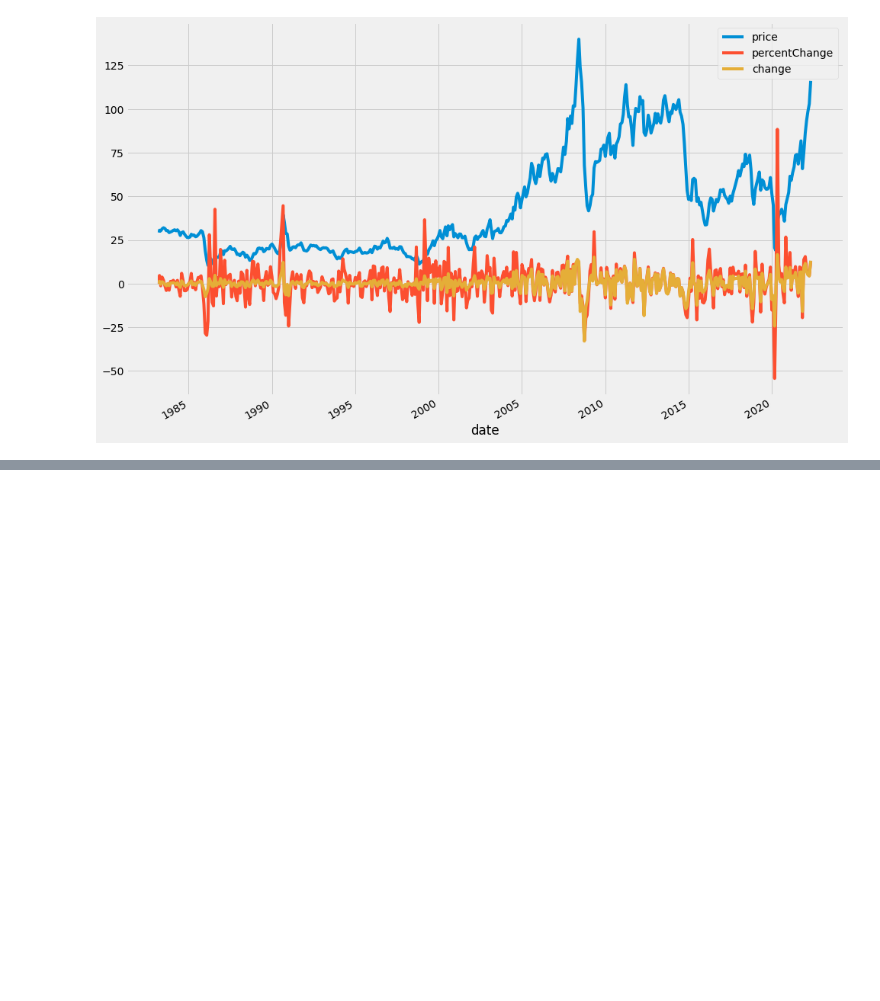
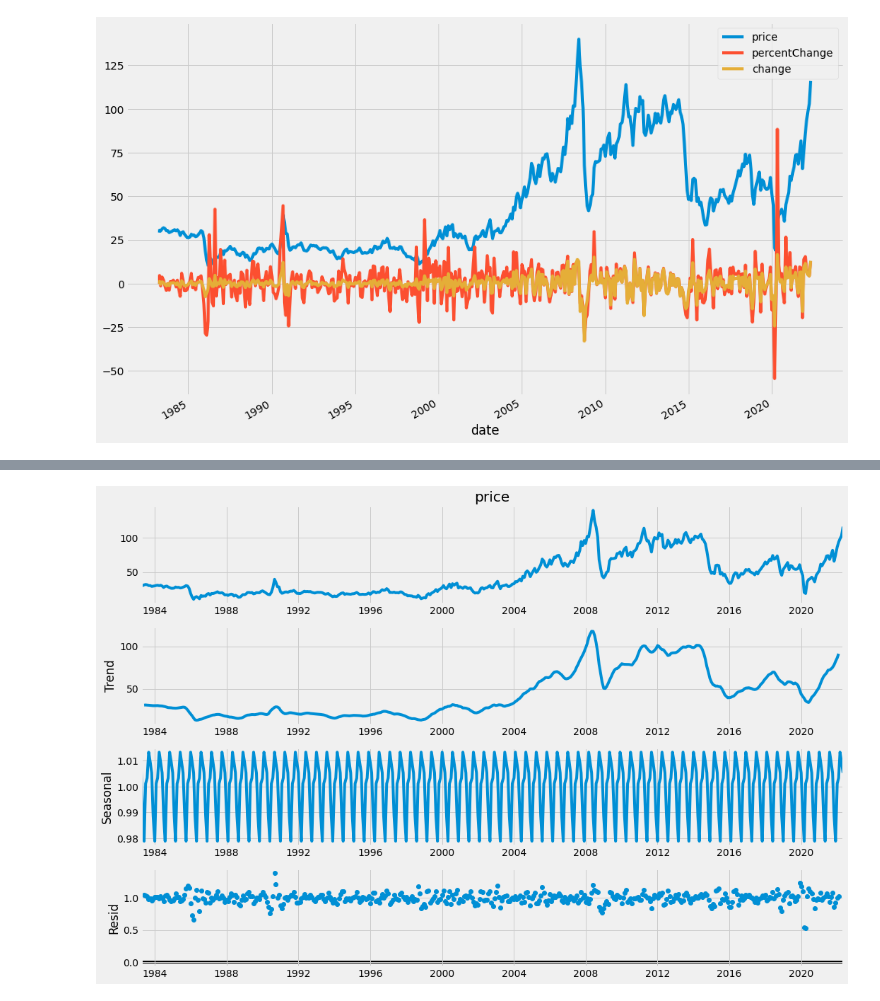
Before and after one commit to silvererudite/30-for-30-ml-projects, a Jupyter notebook: time-series/oil-price-time-series-analysis.ipynb, the cells around one changed output, grey strips where cells are left out. Saved outputs shown, nothing was run; the diff lists cells and outputs as text; code cells hidden in the pictures; blank space fills up the shorter version.

```diff
--- a/time-series/oil-price-time-series-analysis.ipynb
+++ b/time-series/oil-price-time-series-analysis.ipynb
@@ -57,0 +79,6 @@ plt.show()
+# %%
+mul_decomposition = seasonal_decompose(df['price'], period = 7, model = 'multiplicative')
+figure = mul_decomposition.plot()
+plt.show()
+# %% [output]
+[figure, added]
```
Also changed, not shown: parts of 19 cells of this notebook.
